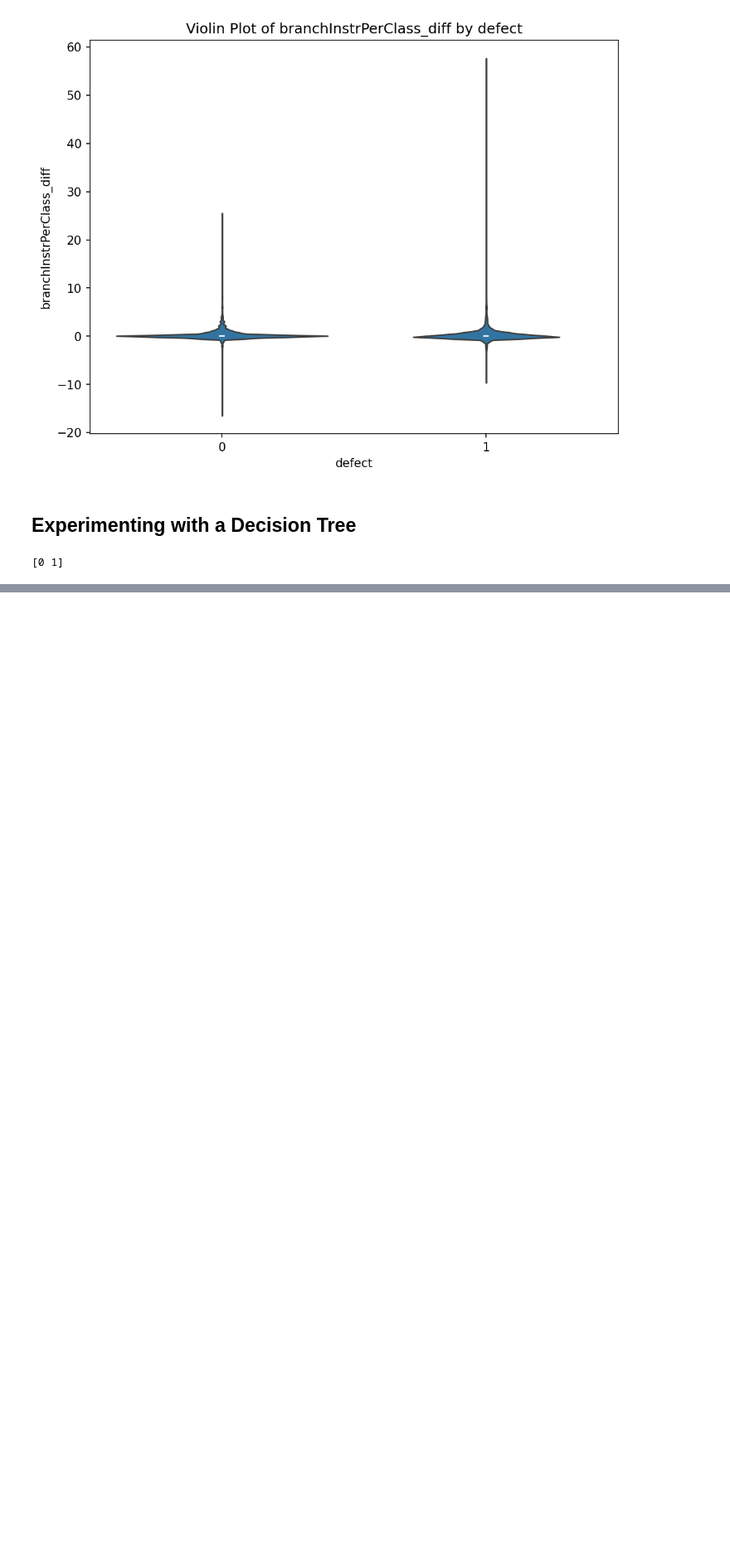
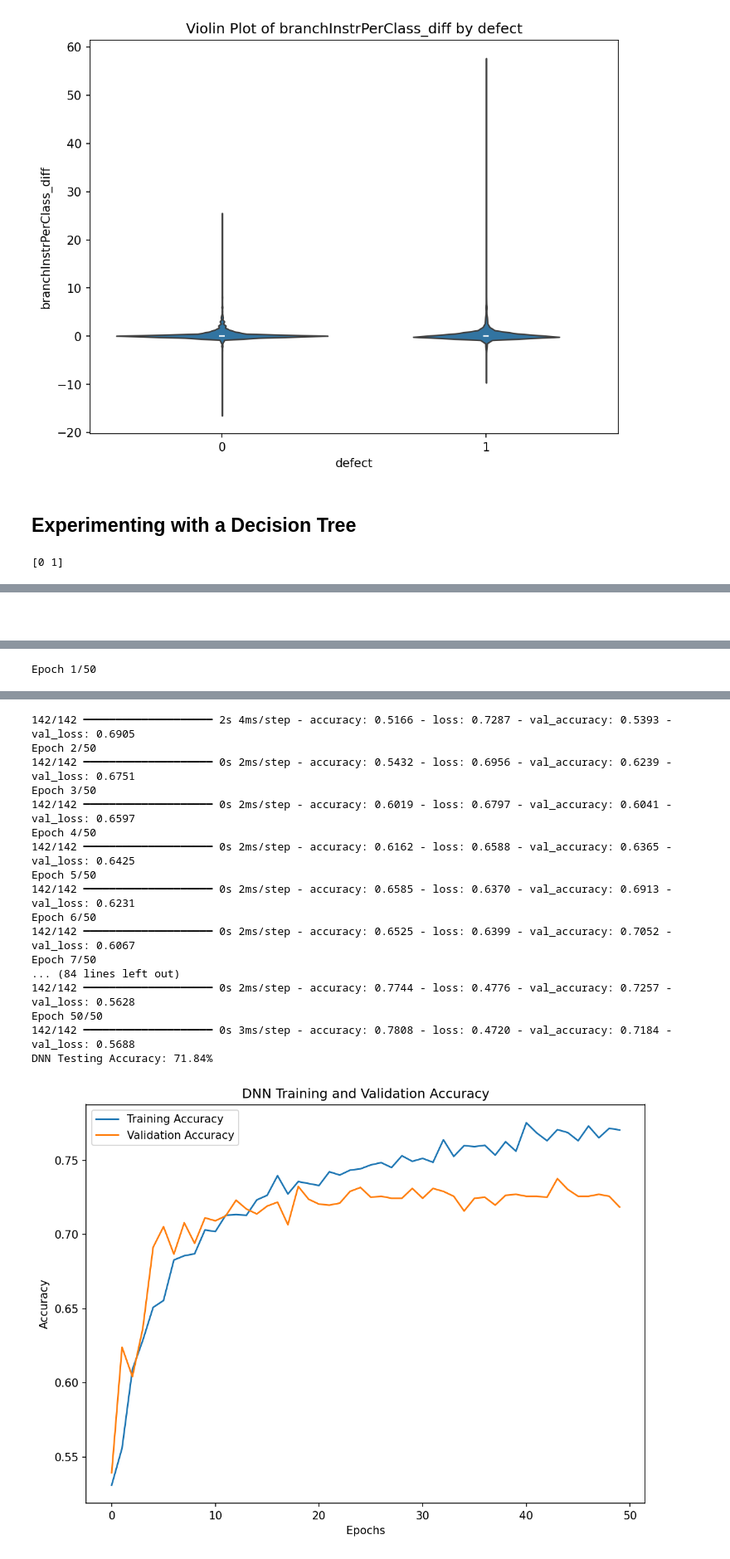
Before and after one commit to Snakekill88/AI_Tools_Final_Project, a Jupyter notebook: AI_Tools_Final_Project.ipynb, the cells around one changed output, grey strips where cells are left out. Shown at 83% size. Cells and saved outputs as stored; diff of their text form; code cells hidden in the pictures; blank space fills up the shorter version.

```diff
--- a/AI_Tools_Final_Project.ipynb
+++ b/AI_Tools_Final_Project.ipynb
@@ -488,0 +603,59 @@ with open(TEMP_DATA_FILE, "w") as json_file:
+# %% [markdown]
+##
+# %%
+import tensorflow as tf
+from tensorflow.keras.models import Sequential
+from tensorflow.keras.layers import Dense, Dropout
+from sklearn.preprocessing import StandardScaler
+
+# Standardize the data
+scaler = StandardScaler()
+X_train_scaled = scaler.fit_transform(X_train)
+X_test_scaled = scaler.transform(X_test)
+
+# Define the DNN model
+dnn_model = Sequential([
+    Dense(64, activation='relu', input_dim=X_train.shape[1]),
+    Dropout(0.3),  # Dropout for regularization
+    Dense(32, activation='relu'),
+    Dropout(0.3),
+    Dense(1, activation='sigmoid')  # Output layer for binary classification
+])
+
+# Compile the model
+dnn_model.compile(optimizer='adam',
+                  loss='binary_crossentropy',
+                  metrics=['accuracy'])
+
+# Train the DNN model
+history = dnn_model.fit(X_train_scaled, y_train,
+                        epochs=50,
+                        batch_size=32,
+                        validation_data=(X_test_scaled, y_test),
+                        verbose=1)
+
+# Evaluate the model
+test_loss, test_accuracy = dnn_model.evaluate(X_test_scaled, y_test, verbose=0)
+print(f"DNN Testing Accuracy: {test_accuracy:.2%}")
+
+# Plot the training and validation accuracy
+plt.figure(figsize=(8, 6))
+plt.plot(history.history['accuracy'], label='Training Accuracy')
+plt.plot(history.history['val_accuracy'], label='Validation Accuracy')
+plt.title('DNN Training and Validation Accuracy')
+plt.xlabel('Epochs')
+plt.ylabel('Accuracy')
+plt.legend()
+plt.tight_layout()
+plt.show()
+
+# Plot the confusion matrix
+from sklearn.metrics import confusion_matrix, ConfusionMatrixDisplay
+
+y_test_pred_dnn = (dnn_model.predict(X_test_scaled) > 0.5).astype("int32")
+cm_dnn = confusion_matrix(y_test, y_test_pred_dnn)
+
+ConfusionMatrixDisplay(cm_dnn).plot(cmap='Blues', values_format='d')
+plt.title('Confusion Matrix - DNN')
+plt.show()
+# %% [output]
@@ -488,0 +671 @@ with open(TEMP_DATA_FILE, "w") as json_file:
+Epoch 1/50
@@ -488,0 +673,18 @@ with open(TEMP_DATA_FILE, "w") as json_file:
+142/142 ━━━━━━━━━━━━━━━━━━━━ 2s 4ms/step - accuracy: 0.5166 - loss: 0.7287 - val_accuracy: 0.5393 - val_loss: 0.6905
+Epoch 2/50
+142/142 ━━━━━━━━━━━━━━━━━━━━ 0s 2ms/step - accuracy: 0.5432 - loss: 0.6956 - val_accuracy: 0.6239 - val_loss: 0.6751
+Epoch 3/50
+142/142 ━━━━━━━━━━━━━━━━━━━━ 0s 2ms/step - accuracy: 0.6019 - loss: 0.6797 - val_accuracy: 0.6041 - val_loss: 0.6597
+Epoch 4/50
+142/142 ━━━━━━━━━━━━━━━━━━━━ 0s 2ms/step - accuracy: 0.6162 - loss: 0.6588 - val_accuracy: 0.6365 - val_loss: 0.6425
+Epoch 5/50
+142/142 ━━━━━━━━━━━━━━━━━━━━ 0s 2ms/step - accuracy: 0.6585 - loss: 0.6370 - val_accuracy: 0.6913 - val_loss: 0.6231
+Epoch 6/50
+142/142 ━━━━━━━━━━━━━━━━━━━━ 0s 2ms/step - accuracy: 0.6525 - loss: 0.6399 - val_accuracy: 0.7052 - val_loss: 0.6067
+Epoch 7/50
+... (84 lines left out)
+142/142 ━━━━━━━━━━━━━━━━━━━━ 0s 2ms/step - accuracy: 0.7744 - loss: 0.4776 - val_accuracy: 0.7257 - val_loss: 0.5628
+Epoch 50/50
+142/142 ━━━━━━━━━━━━━━━━━━━━ 0s 3ms/step - accuracy: 0.7808 - loss: 0.4720 - val_accuracy: 0.7184 - val_loss: 0.5688
+DNN Testing Accuracy: 71.84%
+[figure, added]
```
Also changed, not shown: parts of 15 cells of this notebook, 1 other file.
